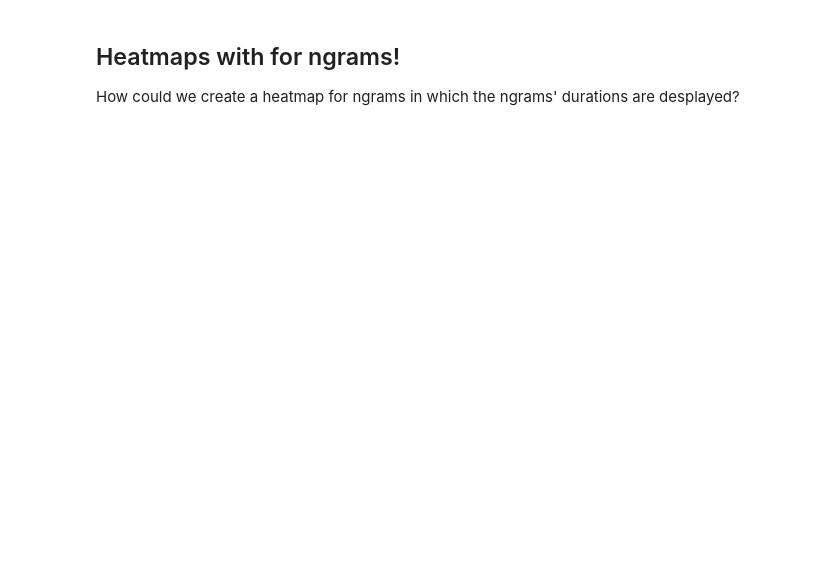
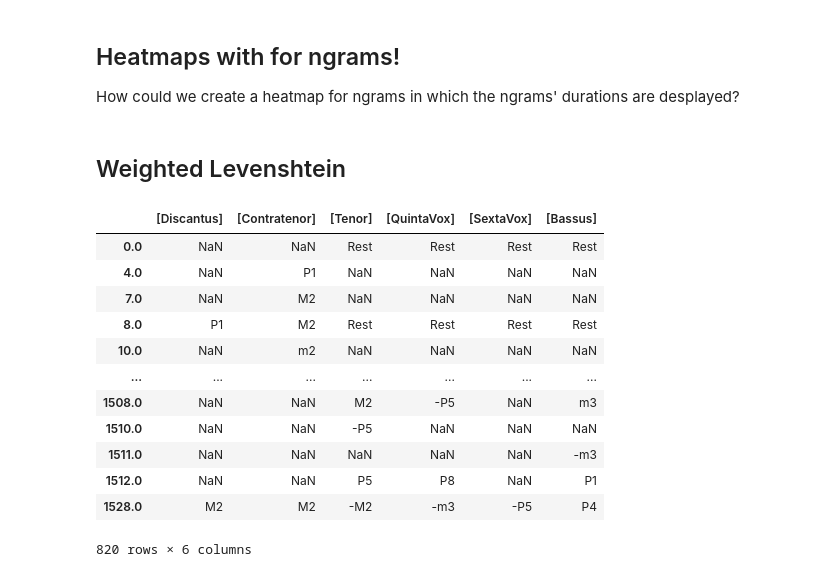
Before and after one commit to trangdang168/CRIM_Intervals_Notebooks, a Jupyter notebook: update_viz.ipynb, the cells around one changed output. Saved outputs shown, nothing was run; the diff lists cells and outputs as text; code cells hidden in the pictures; blank space fills up the shorter version.

```diff
--- a/update_viz.ipynb
+++ b/update_viz.ipynb
@@ -132,3 +131,5 @@ How could we create a heatmap for ngrams in which the ngrams' durations are desp
 # %%
 nr = model.getNoteRest()
 dur = model.getDuration(nr.applymap(str, na_action='ignore'))
+# %% [markdown]
+## Weighted Levenshtein
@@ -134,0 +154,16 @@ dur = model.getDuration(nr.applymap(str, na_action='ignore'))
+# %%
+model.getMelodic(kind='q', directed=True, compound=True, unit=0)
+# %% [output]
+|  | [Discantus] | [Contratenor] | [Tenor] | [QuintaVox] | [SextaVox] | [Bassus] |
+| 0.0 | NaN | NaN | Rest | Rest | Rest | Rest |
+| 4.0 | NaN | P1 | NaN | NaN | NaN | NaN |
+| 7.0 | NaN | M2 | NaN | NaN | NaN | NaN |
+| 8.0 | P1 | M2 | Rest | Rest | Rest | Rest |
+| 10.0 | NaN | m2 | NaN | NaN | NaN | NaN |
+| ... | ... | ... | ... | ... | ... | ... |
+| 1508.0 | NaN | NaN | M2 | -P5 | NaN | m3 |
+| 1510.0 | NaN | NaN | -P5 | NaN | NaN | NaN |
+| 1511.0 | NaN | NaN | NaN | NaN | NaN | -m3 |
+| 1512.0 | NaN | NaN | P5 | P8 | NaN | P1 |
+| 1528.0 | M2 | M2 | -M2 | -m3 | -P5 | P4 |
+820 rows × 6 columns
```
Also changed, not shown: parts of 12 cells of this notebook, 10 other files.
